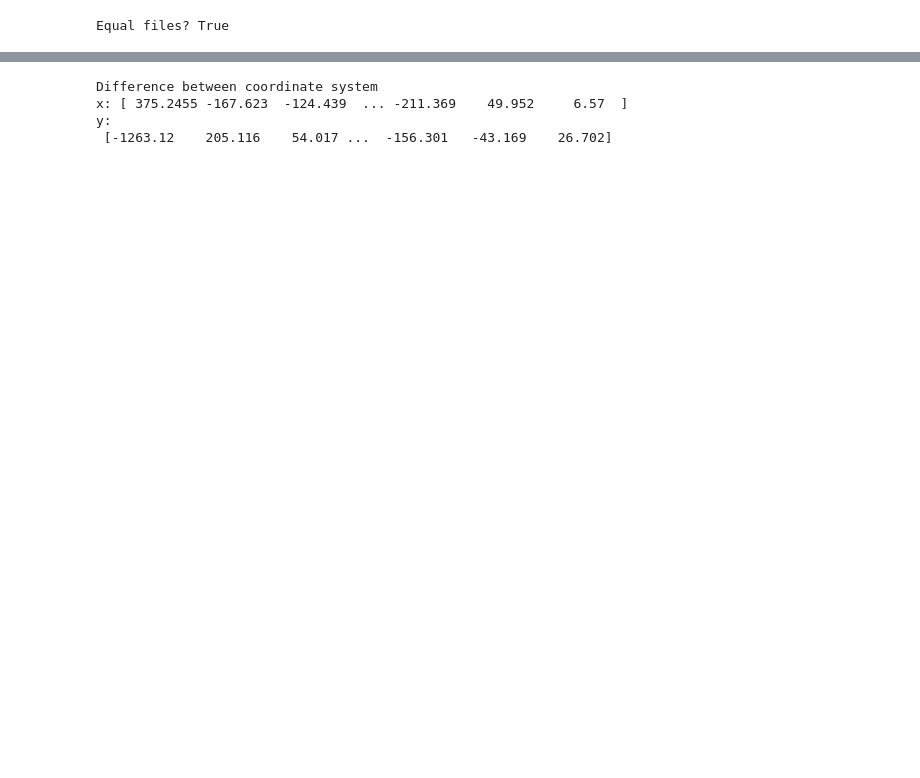
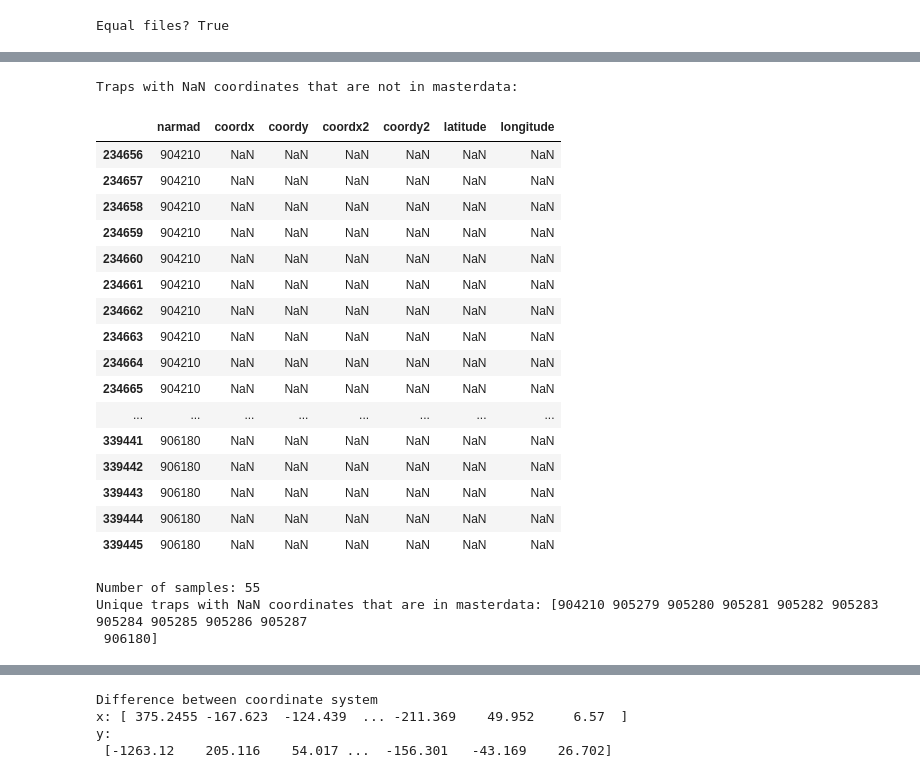
Before and after one commit to pedrobahia7/tcc_ovitraps, a Jupyter notebook: treated_df_initial_exploration.ipynb, the cells around one changed output, grey strips where cells are left out. Drawn from its saved outputs; the diff is of its cells as text; code cells hidden in the pictures; blank space fills up the shorter version.

```diff
--- a/treated_df_initial_exploration.ipynb
+++ b/treated_df_initial_exploration.ipynb
@@ -371,0 +336,6 @@ final_df = pd.merge(masterdata, new_active_traps, on='narmad', how='left')
+# %%
+active_traps_unique = utils.get_col_unique_values(active_traps,'OVITRAMPA')
+
+nan_traps_active_traps = utils.print_rows_with_nan(final_df, 'coordx2',True,False)
+print('Traps with NaN coordinates that are not in active_traps:')
+display(nan_traps_active_traps[['narmad','coordx','coordy','coordx2','coordy2','latitude','longitude']])
@@ -371,0 +376,31 @@ final_df = pd.merge(masterdata, new_active_traps, on='narmad', how='left')
+# %%
+# check traps with nan coordinates in active_traps and masterdata
+coord_prob = utils.print_rows_with_nan(nan_traps_active_traps, 'coordx',True,False)
+print('Traps with NaN coordinates that are not in masterdata:')
+display(coord_prob[['narmad','coordx','coordy','coordx2','coordy2','latitude','longitude']])
+coord_prob_unique = utils.get_col_unique_values(coord_prob, 'narmad')
+
+print(f'Number of samples: {coord_prob.shape[0]}')
+print('Unique traps with NaN coordinates that are in masterdata:', coord_prob_unique)
+# %% [output]
+Traps with NaN coordinates that are not in masterdata:
+|  | narmad | coordx | coordy | coordx2 | coordy2 | latitude | longitude |
+| 234656 | 904210 | NaN | NaN | NaN | NaN | NaN | NaN |
+| 234657 | 904210 | NaN | NaN | NaN | NaN | NaN | NaN |
+| 234658 | 904210 | NaN | NaN | NaN | NaN | NaN | NaN |
+| 234659 | 904210 | NaN | NaN | NaN | NaN | NaN | NaN |
+| 234660 | 904210 | NaN | NaN | NaN | NaN | NaN | NaN |
+| 234661 | 904210 | NaN | NaN | NaN | NaN | NaN | NaN |
+| 234662 | 904210 | NaN | NaN | NaN | NaN | NaN | NaN |
+| 234663 | 904210 | NaN | NaN | NaN | NaN | NaN | NaN |
+| 234664 | 904210 | NaN | NaN | NaN | NaN | NaN | NaN |
+| 234665 | 904210 | NaN | NaN | NaN | NaN | NaN | NaN |
+| ... | ... | ... | ... | ... | ... | ... | ... |
+| 339441 | 906180 | NaN | NaN | NaN | NaN | NaN | NaN |
+| 339442 | 906180 | NaN | NaN | NaN | NaN | NaN | NaN |
+| 339443 | 906180 | NaN | NaN | NaN | NaN | NaN | NaN |
+| 339444 | 906180 | NaN | NaN | NaN | NaN | NaN | NaN |
+| 339445 | 906180 | NaN | NaN | NaN | NaN | NaN | NaN |
+Number of samples: 55
+Unique traps with NaN coordinates that are in masterdata: [904210 905279 905280 905281 905282 905283 905284 905285 905286 905287
+ 906180]
```
Also changed, not shown: parts of 27 cells of this notebook.
